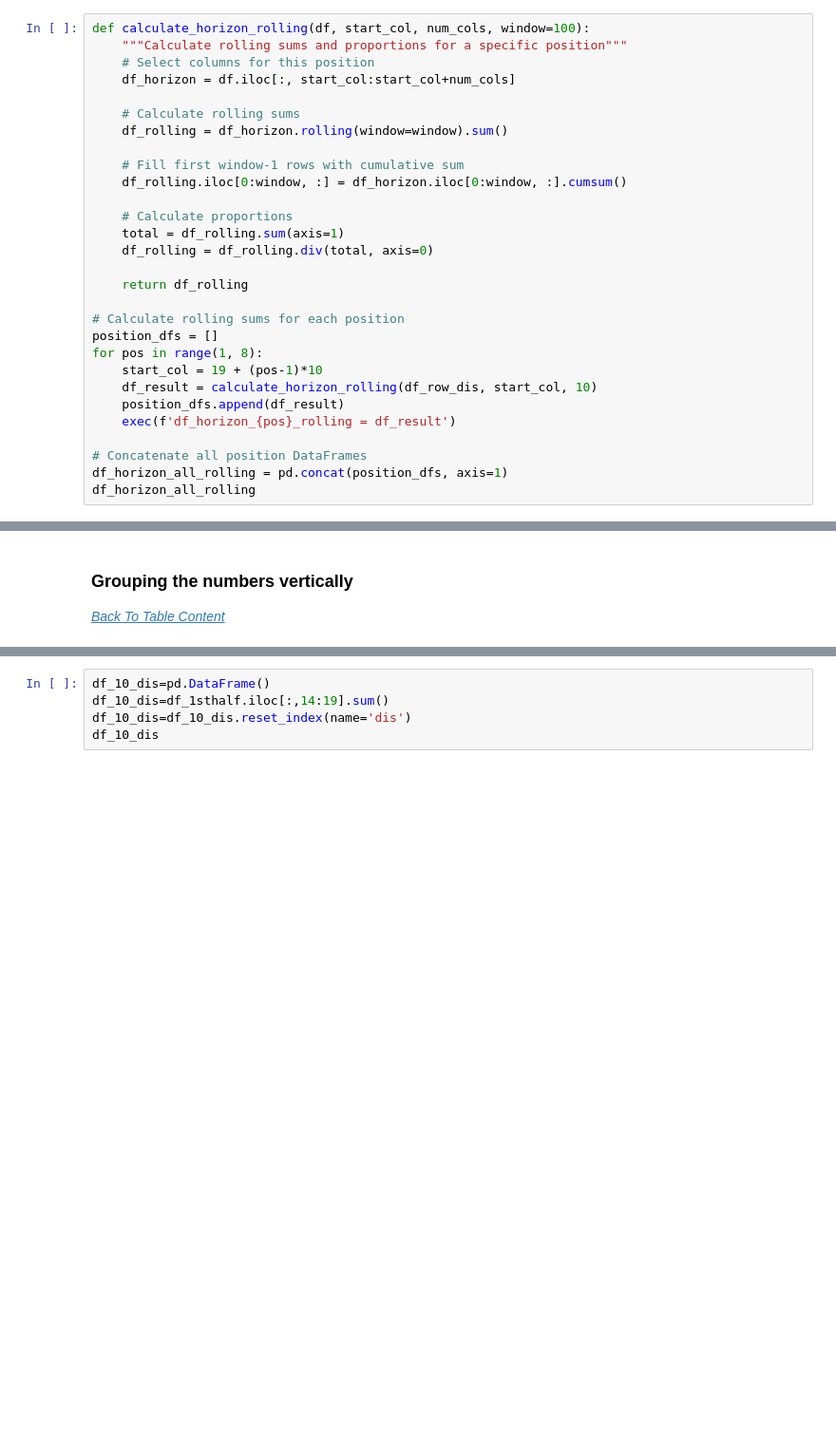
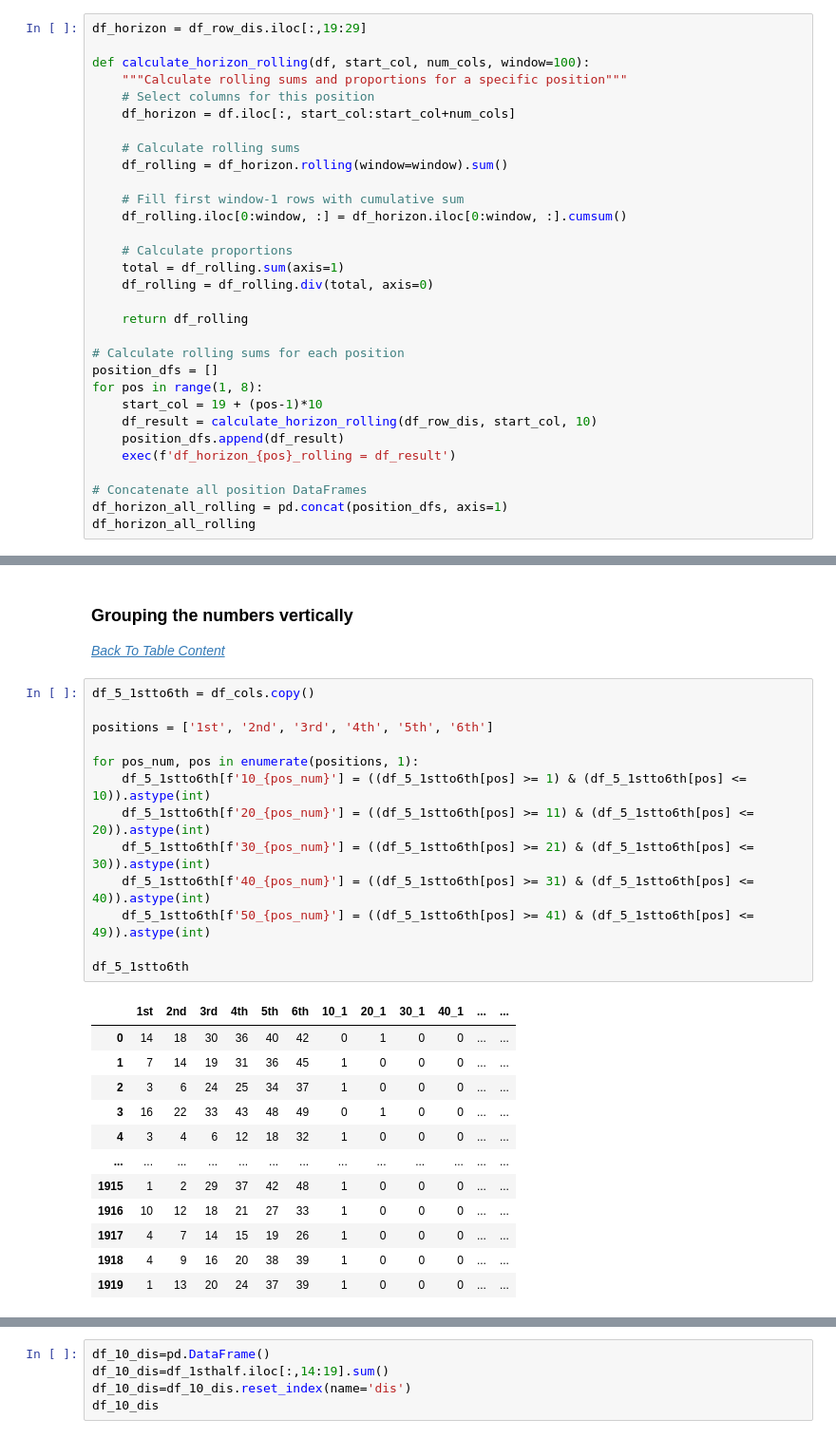
Before and after one commit to TedLLH/HongKongPowerBall_MarkSix, a Jupyter notebook: marksix.ipynb, the cells around one changed output, grey strips where cells are left out. Shown at 95% size. Cells and saved outputs as stored; diff of their text form; blank space fills up the shorter version.

```diff
--- a/marksix.ipynb
+++ b/marksix.ipynb
@@ -719,6 +719,8 @@ df_horizon_rolling
 | 1919 | 0.085000 | 0.106667 | 0.096667 | 0.098333 | 0.103333 | 0.111667 | 0.103333 | 0.091667 | 0.088333 | 0.115000 |
 1920 rows × 10 columns
 # %%
+df_horizon = df_row_dis.iloc[:,19:29]
+
 def calculate_horizon_rolling(df, start_col, num_cols, window=100):
     """Calculate rolling sums and proportions for a specific position"""
     # Select columns for this position
@@ -765,3 +767,29 @@ df_horizon_all_rolling
 ### Grouping the numbers vertically
 
 *[Back To Table Content](#table-of-contents)*
+# %%
+df_5_1stto6th = df_cols.copy()
+
+positions = ['1st', '2nd', '3rd', '4th', '5th', '6th']
+
+for pos_num, pos in enumerate(positions, 1):
+    df_5_1stto6th[f'10_{pos_num}'] = ((df_5_1stto6th[pos] >= 1) & (df_5_1stto6th[pos] <= 10)).astype(int)
+    df_5_1stto6th[f'20_{pos_num}'] = ((df_5_1stto6th[pos] >= 11) & (df_5_1stto6th[pos] <= 20)).astype(int)
+    df_5_1stto6th[f'30_{pos_num}'] = ((df_5_1stto6th[pos] >= 21) & (df_5_1stto6th[pos] <= 30)).astype(int)
+    df_5_1stto6th[f'40_{pos_num}'] = ((df_5_1stto6th[pos] >= 31) & (df_5_1stto6th[pos] <= 40)).astype(int)
+    df_5_1stto6th[f'50_{pos_num}'] = ((df_5_1stto6th[pos] >= 41) & (df_5_1stto6th[pos] <= 49)).astype(int)
+
+df_5_1stto6th
+# %% [output]
+|  | 1st | 2nd | 3rd | 4th | 5th | 6th | 10_1 | 20_1 | 30_1 | 40_1 | ... | ... |
+| 0 | 14 | 18 | 30 | 36 | 40 | 42 | 0 | 1 | 0 | 0 | ... | ... |
+| 1 | 7 | 14 | 19 | 31 | 36 | 45 | 1 | 0 | 0 | 0 | ... | ... |
+| 2 | 3 | 6 | 24 | 25 | 34 | 37 | 1 | 0 | 0 | 0 | ... | ... |
+| 3 | 16 | 22 | 33 | 43 | 48 | 49 | 0 | 1 | 0 | 0 | ... | ... |
+| 4 | 3 | 4 | 6 | 12 | 18 | 32 | 1 | 0 | 0 | 0 | ... | ... |
+| ... | ... | ... | ... | ... | ... | ... | ... | ... | ... | ... | ... | ... |
+| 1915 | 1 | 2 | 29 | 37 | 42 | 48 | 1 | 0 | 0 | 0 | ... | ... |
+| 1916 | 10 | 12 | 18 | 21 | 27 | 33 | 1 | 0 | 0 | 0 | ... | ... |
+| 1917 | 4 | 7 | 14 | 15 | 19 | 26 | 1 | 0 | 0 | 0 | ... | ... |
+| 1918 | 4 | 9 | 16 | 20 | 38 | 39 | 1 | 0 | 0 | 0 | ... | ... |
+| 1919 | 1 | 13 | 20 | 24 | 37 | 39 | 1 | 0 | 0 | 0 | ... | ... |
```
Also changed, not shown: parts of 17 cells of this notebook.
